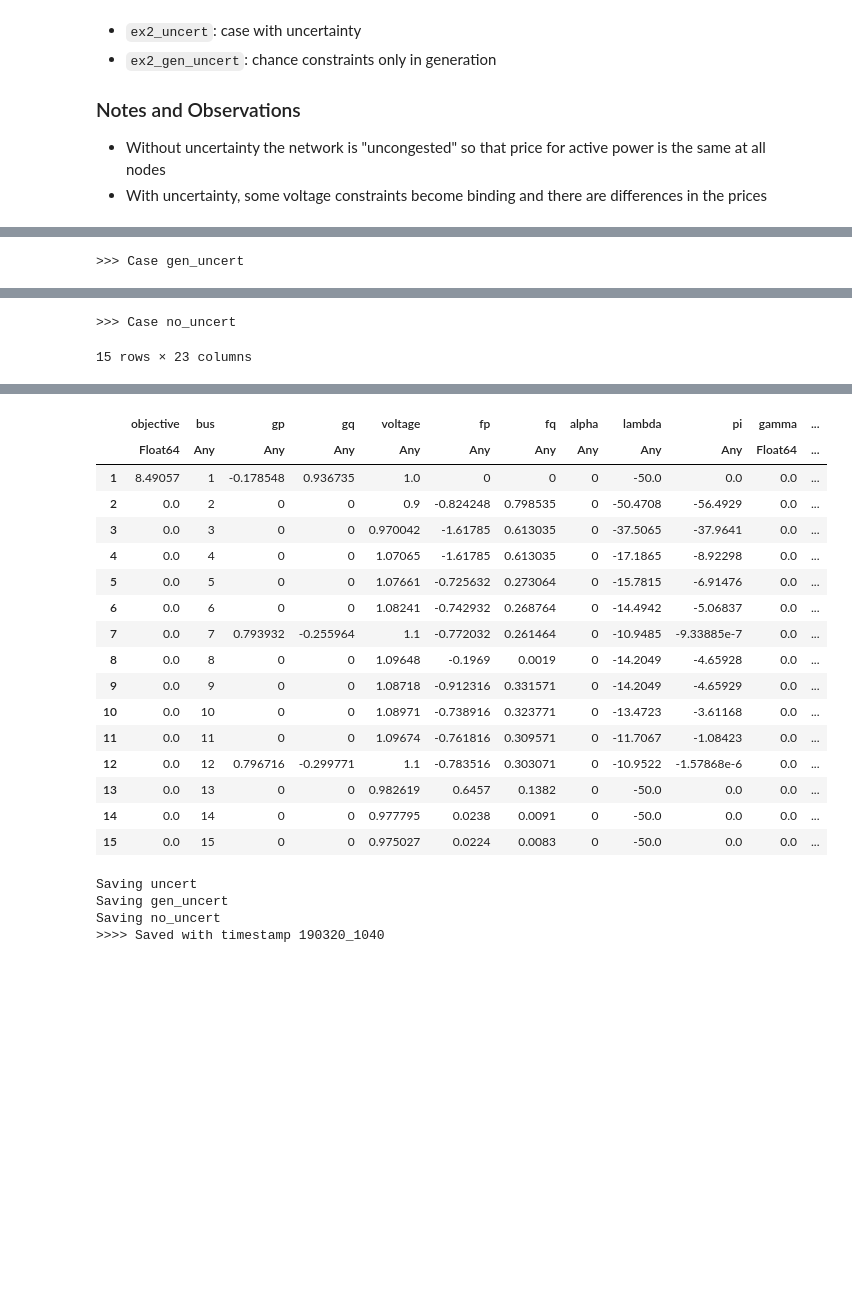
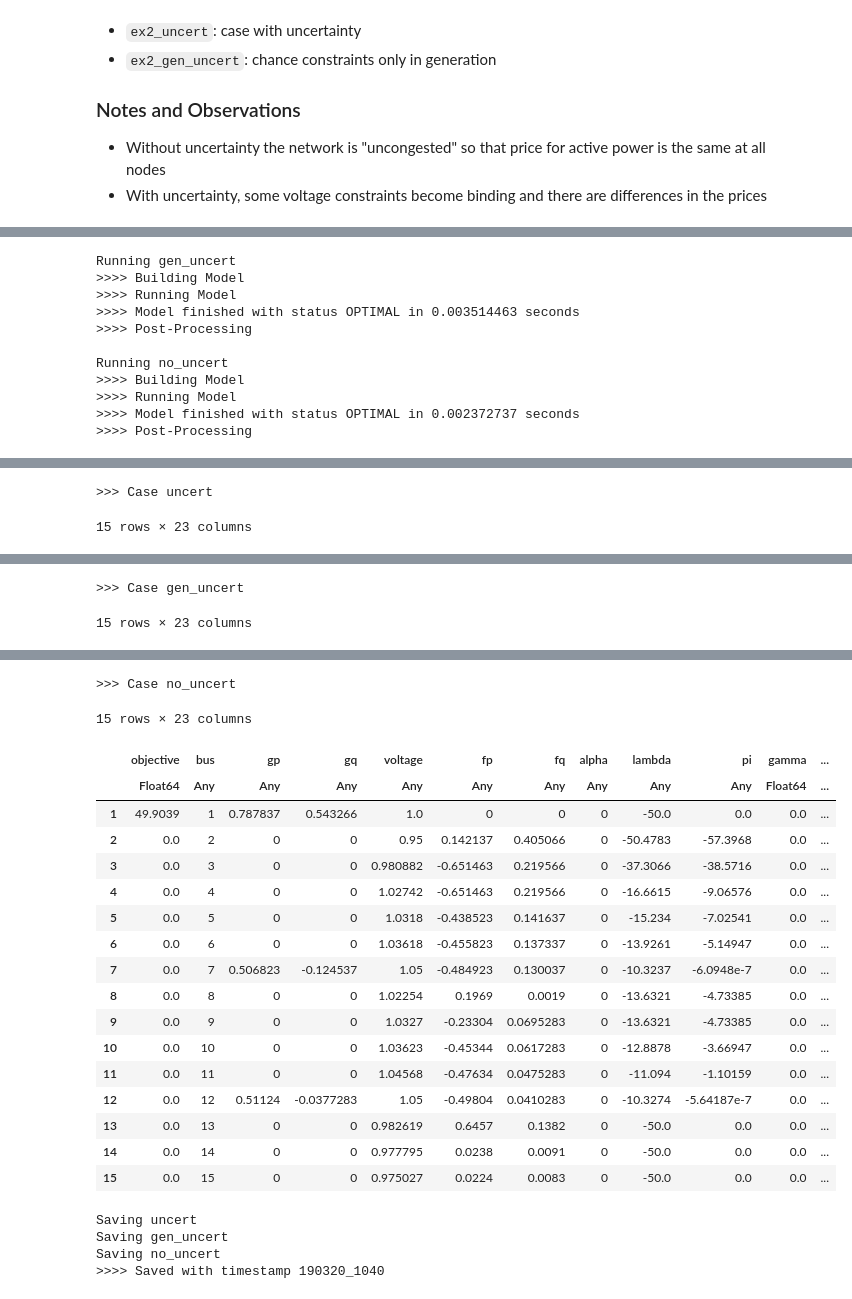
Before and after one commit to mieth-robert/DLMP_uncertainty_CodeSupplement, a Jupyter notebook: case_study.ipynb, the cells around one changed output, grey strips where cells are left out. Saved outputs shown, nothing was run; the diff lists cells and outputs as text; code cells hidden in the pictures; blank space fills up the shorter version.

Commit message:
full case study, working, unclean

```diff
--- a/case_study.ipynb
+++ b/case_study.ipynb
@@ -83,13 +99,14 @@ var_vec = std_vec.^2
 ex5_general_settings = Dict(
     "var_vec" => var_vec,
     "Σ" => Σ,
-    "z_g" => 1.945,
-    "z_v" => 2.576,
+    "z_g" => 1.945, # 95%
+    "z_v" => 2.576, # 99%
+    "z_f" => 2.576, # 99%
     "toggle_volt_cc" => false,
     "toggle_gen_cc" => false,
     "toggle_thermal_cc" => false,
     "thermal_const_method" => 2, #1=soc, 2=inner approx
-    "vfac" => 0.1, # directly sets symetric voltage limit to min:(1-vfac) max:(1+vfac), use import values if vfac=0
+    "vfac" => 0, # directly sets symetric voltage limit to min:(1-vfac) max:(1+vfac), use import values if vfac=0
     "qcfac" => 1,
     "output_level" => 0,
     "Ψ" => 0,
@@ -111,7 +128,7 @@ experiment5["no_uncert"] = Dict(
 ex5_uncert_settings = copy(ex5_general_settings)
 ex5_uncert_settings["toggle_volt_cc"] = true
 ex5_uncert_settings["toggle_gen_cc"] = true
-ex5_no_uncert_settings["toggle_thermal_cc"] = true
+ex5_uncert_settings["toggle_thermal_cc"] = false
 experiment5["uncert"] = Dict(
     "verbose" => "uncert",
     "feeder" => feeder,
@@ -119,14 +136,14 @@ experiment5["uncert"] = Dict(
 )
 
 # ex5_gen_uncert:
-ex5_uncert_settings = copy(ex5_general_settings)
-ex5_uncert_settings["toggle_volt_cc"] = false
-ex5_uncert_settings["toggle_gen_cc"] = true
-ex5_no_uncert_settings["toggle_thermal_cc"] = false
+ex5_gen_uncert_settings = copy(ex5_general_settings)
+ex5_gen_uncert_settings["toggle_volt_cc"] = false
+ex5_gen_uncert_settings["toggle_gen_cc"] = true
+ex5_gen_uncert_settings["toggle_thermal_cc"] = false
 experiment5["gen_uncert"] = Dict(
     "verbose" => "gen_uncert",
     "feeder" => feeder,
-    "settings" => ex5_uncert_settings,
+    "settings" => ex5_gen_uncert_settings,
 )
 
 # Run
@@ -215,0 +240,3 @@ Running gen_uncert
+# %%
+m, meta = build_model(experiment5["uncert"]["feeder"], experiment5["uncert"]["settings"])
+optimize!(m)
@@ -215,0 +246,9 @@ Running gen_uncert
+# %%
+A = zeros(14, 12)
+for b in 2:15
+    for c in 1:12
+        A[b-1, c] = shadow_price(m[:η][b,c])
+    end
+end
+
+DataFrame(A)
@@ -342,7 +405,7 @@ Runs:
 experiment2 = Dict()
 
 # Load feeder data
-feeder = load_feeder("data/feeder_data/basecase_noneg/")
+feeder = load_feeder("data/feeder_data/basecase_lv_noneg/")
 
 # Set up
 relative_std = 0.2
@@ -359,8 +422,9 @@ ex2_general_settings = Dict(
     "z_v" => 2.576,
     "toggle_volt_cc" => false,
     "toggle_gen_cc" => false,
-    "thermal_const_method" => 0,
-    "vfac" => 0.1, # directly sets symetric voltage limit to min:(1-vfac) max:(1+vfac), use import values if vfac=0
+    "toggle_thermal_cc" => false,
+    "thermal_const_method" => 0, #1=soc, 2=inner approx, other=off
+    "vfac" => 0, # directly sets symetric voltage limit to min:(1-vfac) max:(1+vfac), use import values if vfac=0
     "qcfac" => 1,
     "output_level" => 0,
     "Ψ" => 0,
@@ -446 +485,11 @@ Running gen_uncert
->>> Case gen_uncert
+Running gen_uncert
+>>>> Building Model
+>>>> Running Model
+>>>> Model finished with status OPTIMAL in 0.003514463 seconds
+>>>> Post-Processing
+
+Running no_uncert
+>>>> Building Model
+>>>> Running Model
+>>>> Model finished with status OPTIMAL in 0.002372737 seconds
+>>>> Post-Processing
@@ -465,2 +500,2 @@ Running gen_uncert
->>> Case no_uncert
+>>> Case uncert
 15 rows × 23 columns
@@ -466,0 +519,2 @@ Running gen_uncert
+>>> Case gen_uncert
+15 rows × 23 columns
@@ -467,17 +538,19 @@ Running gen_uncert
+>>> Case no_uncert
+15 rows × 23 columns
 |  | objective | bus | gp | gq | voltage | fp | fq | alpha | lambda | pi | gamma | ... |
 |  | Float64 | Any | Any | Any | Any | Any | Any | Any | Any | Any | Float64 | ... |
-| 1 | 8.49057 | 1 | -0.178548 | 0.936735 | 1.0 | 0 | 0 | 0 | -50.0 | 0.0 | 0.0 | ... |
-| 2 | 0.0 | 2 | 0 | 0 | 0.9 | -0.824248 | 0.798535 | 0 | -50.4708 | -56.4929 | 0.0 | ... |
-| 3 | 0.0 | 3 | 0 | 0 | 0.970042 | -1.61785 | 0.613035 | 0 | -37.5065 | -37.9641 | 0.0 | ... |
-| 4 | 0.0 | 4 | 0 | 0 | 1.07065 | -1.61785 | 0.613035 | 0 | -17.1865 | -8.92298 | 0.0 | ... |
-| 5 | 0.0 | 5 | 0 | 0 | 1.07661 | -0.725632 | 0.273064 | 0 | -15.7815 | -6.91476 | 0.0 | ... |
-| 6 | 0.0 | 6 | 0 | 0 | 1.08241 | -0.742932 | 0.268764 | 0 | -14.4942 | -5.06837 | 0.0 | ... |
-| 7 | 0.0 | 7 | 0.793932 | -0.255964 | 1.1 | -0.772032 | 0.261464 | 0 | -10.9485 | -9.33885e-7 | 0.0 | ... |
-| 8 | 0.0 | 8 | 0 | 0 | 1.09648 | -0.1969 | 0.0019 | 0 | -14.2049 | -4.65928 | 0.0 | ... |
-| 9 | 0.0 | 9 | 0 | 0 | 1.08718 | -0.912316 | 0.331571 | 0 | -14.2049 | -4.65929 | 0.0 | ... |
-| 10 | 0.0 | 10 | 0 | 0 | 1.08971 | -0.738916 | 0.323771 | 0 | -13.4723 | -3.61168 | 0.0 | ... |
-| 11 | 0.0 | 11 | 0 | 0 | 1.09674 | -0.761816 | 0.309571 | 0 | -11.7067 | -1.08423 | 0.0 | ... |
-| 12 | 0.0 | 12 | 0.796716 | -0.299771 | 1.1 | -0.783516 | 0.303071 | 0 | -10.9522 | -1.57868e-6 | 0.0 | ... |
+| 1 | 49.9039 | 1 | 0.787837 | 0.543266 | 1.0 | 0 | 0 | 0 | -50.0 | 0.0 | 0.0 | ... |
+| 2 | 0.0 | 2 | 0 | 0 | 0.95 | 0.142137 | 0.405066 | 0 | -50.4783 | -57.3968 | 0.0 | ... |
+| 3 | 0.0 | 3 | 0 | 0 | 0.980882 | -0.651463 | 0.219566 | 0 | -37.3066 | -38.5716 | 0.0 | ... |
+| 4 | 0.0 | 4 | 0 | 0 | 1.02742 | -0.651463 | 0.219566 | 0 | -16.6615 | -9.06576 | 0.0 | ... |
+| 5 | 0.0 | 5 | 0 | 0 | 1.0318 | -0.438523 | 0.141637 | 0 | -15.234 | -7.02541 | 0.0 | ... |
+| 6 | 0.0 | 6 | 0 | 0 | 1.03618 | -0.455823 | 0.137337 | 0 | -13.9261 | -5.14947 | 0.0 | ... |
+| 7 | 0.0 | 7 | 0.506823 | -0.124537 | 1.05 | -0.484923 | 0.130037 | 0 | -10.3237 | -6.0948e-7 | 0.0 | ... |
+| 8 | 0.0 | 8 | 0 | 0 | 1.02254 | 0.1969 | 0.0019 | 0 | -13.6321 | -4.73385 | 0.0 | ... |
+| 9 | 0.0 | 9 | 0 | 0 | 1.0327 | -0.23304 | 0.0695283 | 0 | -13.6321 | -4.73385 | 0.0 | ... |
+| 10 | 0.0 | 10 | 0 | 0 | 1.03623 | -0.45344 | 0.0617283 | 0 | -12.8878 | -3.66947 | 0.0 | ... |
+| 11 | 0.0 | 11 | 0 | 0 | 1.04568 | -0.47634 | 0.0475283 | 0 | -11.094 | -1.10159 | 0.0 | ... |
+| 12 | 0.0 | 12 | 0.51124 | -0.0377283 | 1.05 | -0.49804 | 0.0410283 | 0 | -10.3274 | -5.64187e-7 | 0.0 | ... |
 | 13 | 0.0 | 13 | 0 | 0 | 0.982619 | 0.6457 | 0.1382 | 0 | -50.0 | 0.0 | 0.0 | ... |
 | 14 | 0.0 | 14 | 0 | 0 | 0.977795 | 0.0238 | 0.0091 | 0 | -50.0 | 0.0 | 0.0 | ... |
 | 15 | 0.0 | 15 | 0 | 0 | 0.975027 | 0.0224 | 0.0083 | 0 | -50.0 | 0.0 | 0.0 | ... |
```
Also changed, not shown: parts of 26 cells of this notebook, 8 other files.
